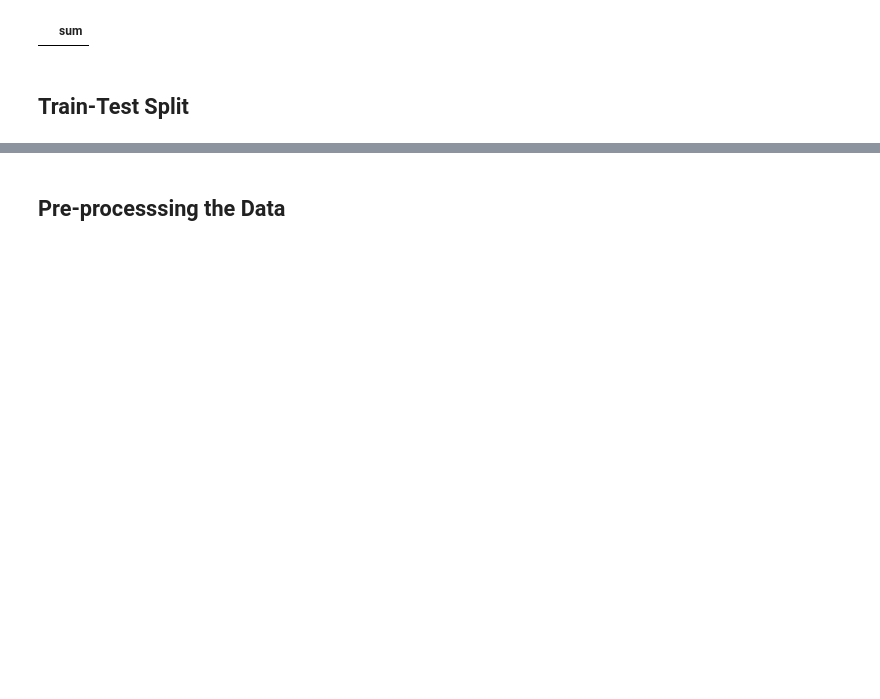
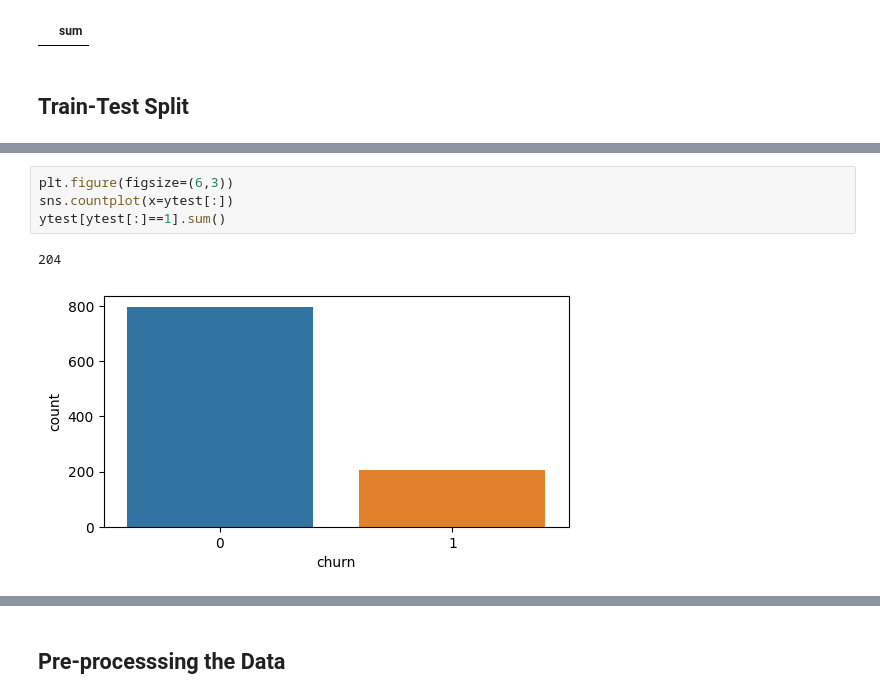
Before and after one commit to martinsejas/BankCustomerChurn, a Jupyter notebook: notebooks/1.0-initial-data-exploration.ipynb, the cells around one changed output, grey strips where cells are left out. Drawn from its saved outputs; the diff is of its cells as text; blank space fills up the shorter version.

```diff
--- a/notebooks/1.0-initial-data-exploration.ipynb
+++ b/notebooks/1.0-initial-data-exploration.ipynb
@@ -63,0 +103,7 @@ xtrain, xtest, ytrain, ytest = train_test_split(xtrain, ytrain, test_size=0.1/(1
+# %%
+plt.figure(figsize=(6,3))
+sns.countplot(x=ytest[:])
+ytest[ytest[:]==1].sum()
+# %% [output]
+204
+[figure, added]
```
Also changed, not shown: parts of 30 cells of this notebook.
